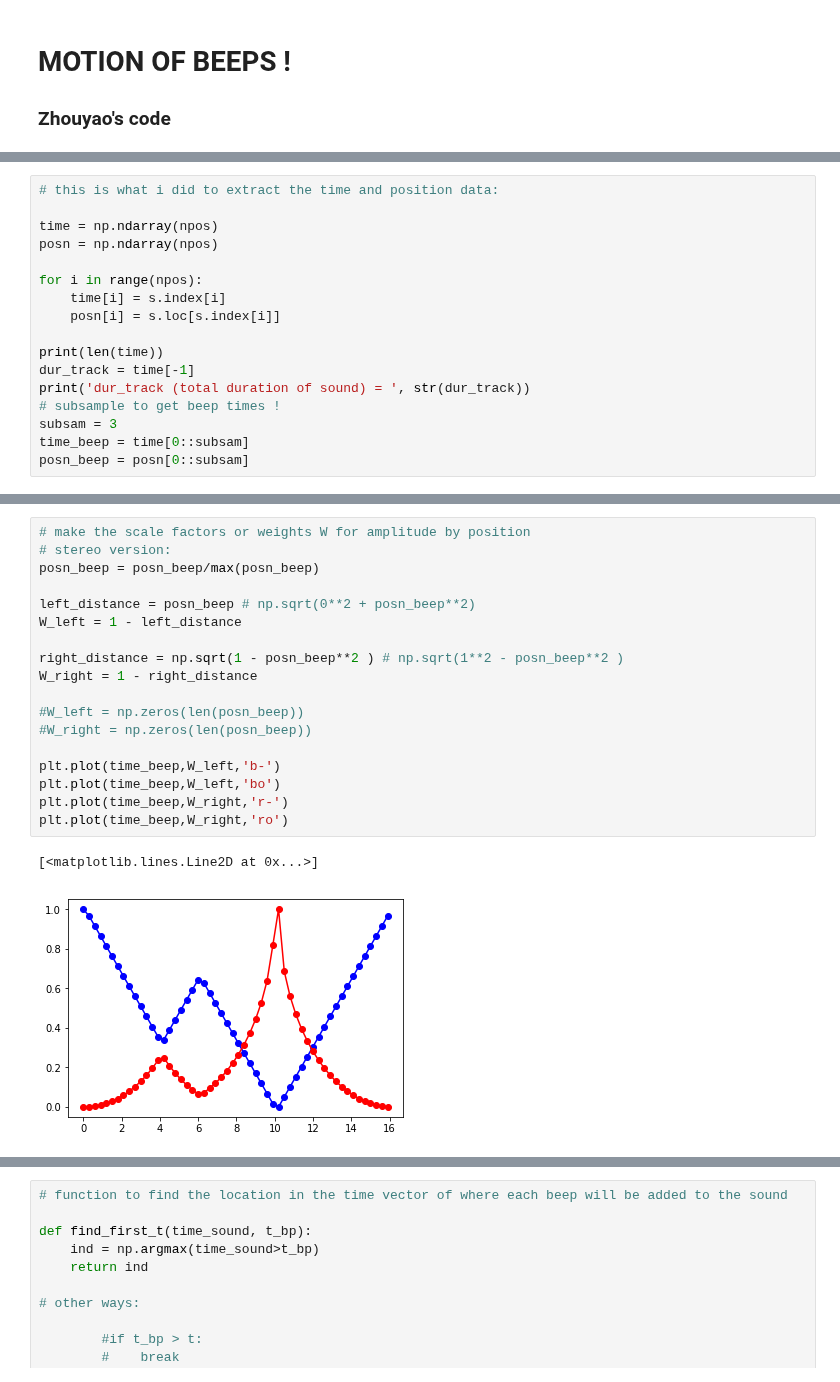
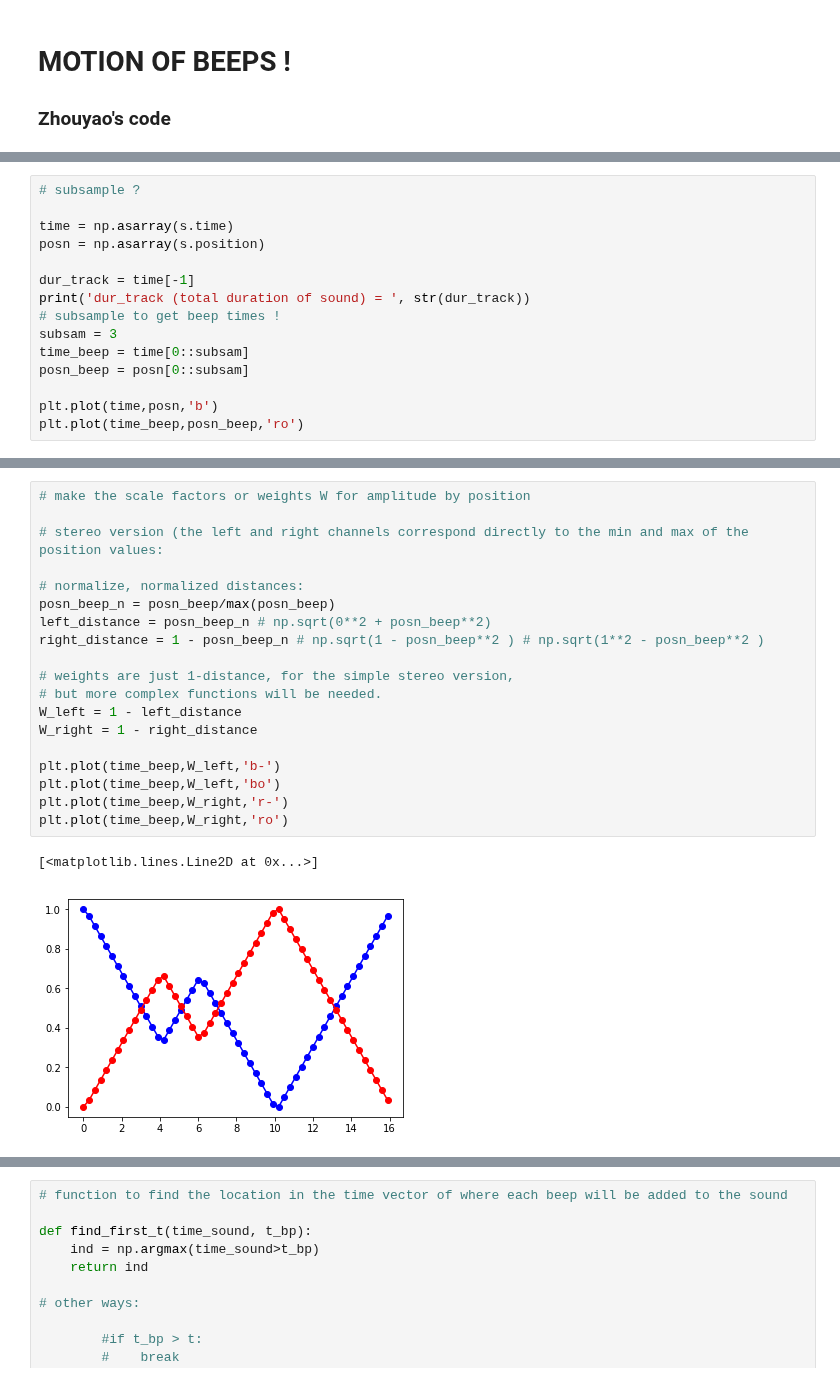
Before and after one commit to benholtzman/datamovies, a Jupyter notebook: 1_codes/s08_Spatialization1.ipynb, the cells around one changed output, grey strips where cells are left out. Cells and saved outputs as stored; diff of their text form.

Commit message:
improvements to the simple spatialization notebook

```diff
--- a/1_codes/s08_Spatialization1.ipynb
+++ b/1_codes/s08_Spatialization1.ipynb
@@ -213,18 +157,16 @@ print(type(s))
 # %%
-# this is what i did to extract the time and position data:
+# subsample ?
 
-time = np.ndarray(npos)
-posn = np.ndarray(npos)
+time = np.asarray(s.time)
+posn = np.asarray(s.position)
 
-for i in range(npos):
-    time[i] = s.index[i]
-    posn[i] = s.loc[s.index[i]]
-
-print(len(time))
 dur_track = time[-1]
 print('dur_track (total duration of sound) = ', str(dur_track))
 # subsample to get beep times !
 subsam = 3
 time_beep = time[0::subsam]
 posn_beep = posn[0::subsam]
+
+plt.plot(time,posn,'b')
+plt.plot(time_beep,posn_beep,'ro')
 # %% [output]
@@ -239,22 +176,23 @@ plt.plot(time_beep,posn_beep,'ro')
 # %%
 # make the scale factors or weights W for amplitude by position
-# stereo version:
-posn_beep = posn_beep/max(posn_beep)
 
-left_distance = posn_beep # np.sqrt(0**2 + posn_beep**2)
+# stereo version (the left and right channels correspond directly to the min and max of the position values:
+
+# normalize, normalized distances:
+posn_beep_n = posn_beep/max(posn_beep)
+left_distance = posn_beep_n # np.sqrt(0**2 + posn_beep**2)
+right_distance = 1 - posn_beep_n # np.sqrt(1 - posn_beep**2 ) # np.sqrt(1**2 - posn_beep**2 )
+
+# weights are just 1-distance, for the simple stereo version,
+# but more complex functions will be needed.
 W_left = 1 - left_distance
-
-right_distance = np.sqrt(1 - posn_beep**2 ) # np.sqrt(1**2 - posn_beep**2 )
 W_right = 1 - right_distance
-
-#W_left = np.zeros(len(posn_beep))
-#W_right = np.zeros(len(posn_beep))
 
 plt.plot(time_beep,W_left,'b-')
 plt.plot(time_beep,W_left,'bo')
 plt.plot(time_beep,W_right,'r-')
 plt.plot(time_beep,W_right,'ro')
 # %% [output]
 [<matplotlib.lines.Line2D at 0x...>]
-[figure, old version]
+[figure, new version]
 # %%
```
Also changed, not shown: parts of 19 cells of this notebook, 1 other file.
